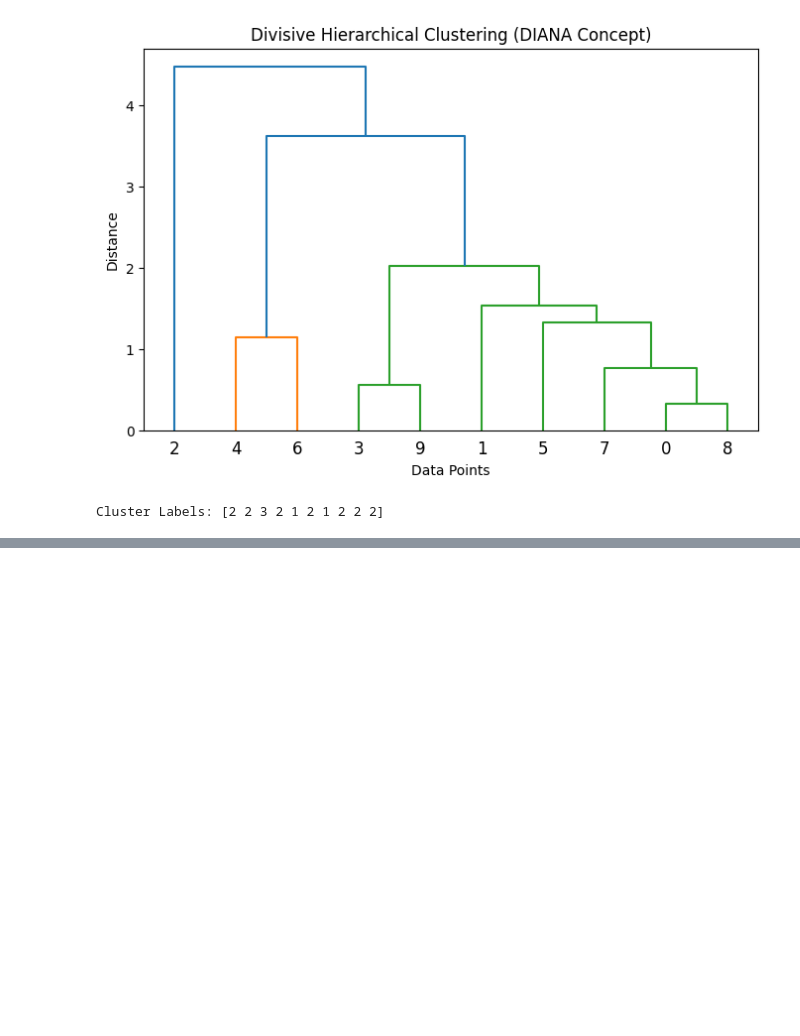
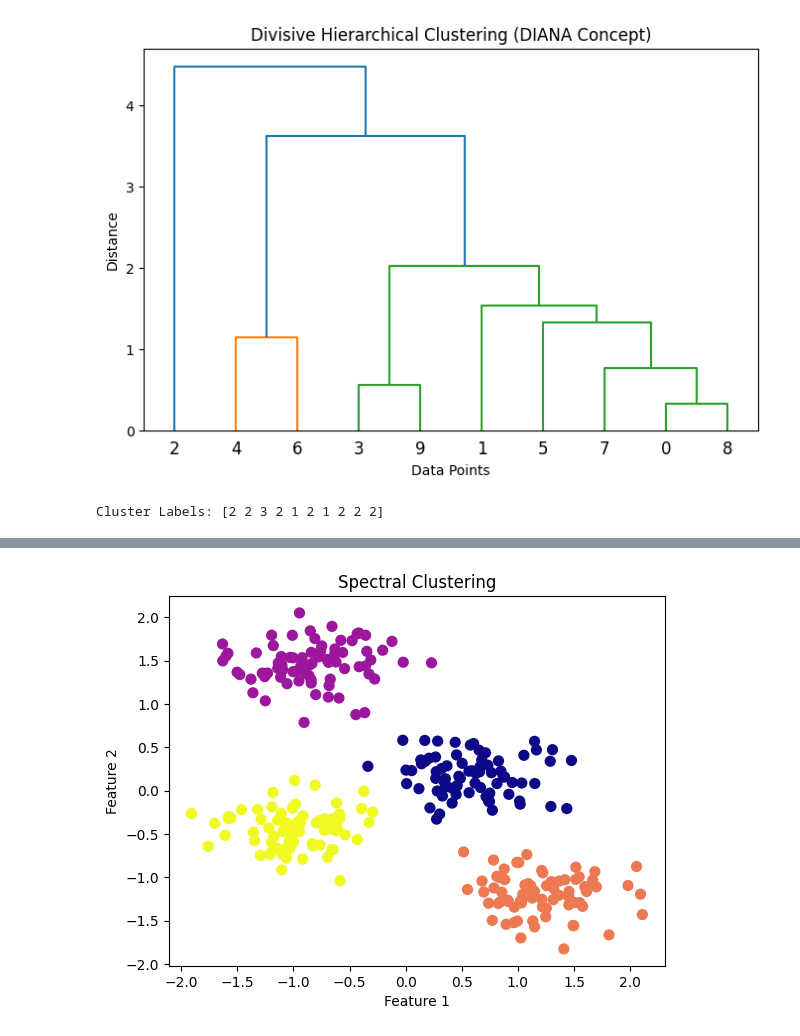
Before and after one commit to vigneshwar315/machinelearning, a Jupyter notebook: unit_3_Programs.ipynb, the cells around one changed output, grey strips where cells are left out. Saved outputs shown, nothing was run; the diff lists cells and outputs as text; code cells hidden in the pictures; blank space fills up the shorter version.

```diff
--- a/unit_3_Programs.ipynb
+++ b/unit_3_Programs.ipynb
@@ -187,0 +213,17 @@ Cluster Labels: [2 2 3 2 1 2 1 2 2 2]
+# %%
+import numpy as np
+import matplotlib.pyplot as plt
+from sklearn.datasets import make_blobs
+from sklearn.preprocessing import StandardScaler
+from sklearn.cluster import SpectralClustering
+X, _ = make_blobs(n_samples=300, centers=4, cluster_std=0.6, random_state=0)
+X = StandardScaler().fit_transform(X)
+spectral = SpectralClustering(n_clusters=4, affinity='nearest_neighbors', random_state=42)
+labels = spectral.fit_predict(X)
+plt.scatter(X[:, 0], X[:, 1], c=labels, cmap='plasma', s=50)
+plt.title("Spectral Clustering")
+plt.xlabel("Feature 1")
+plt.ylabel("Feature 2")
+plt.show()
+# %% [output]
+[figure, added]
```
Also changed, not shown: parts of 8 cells of this notebook.
